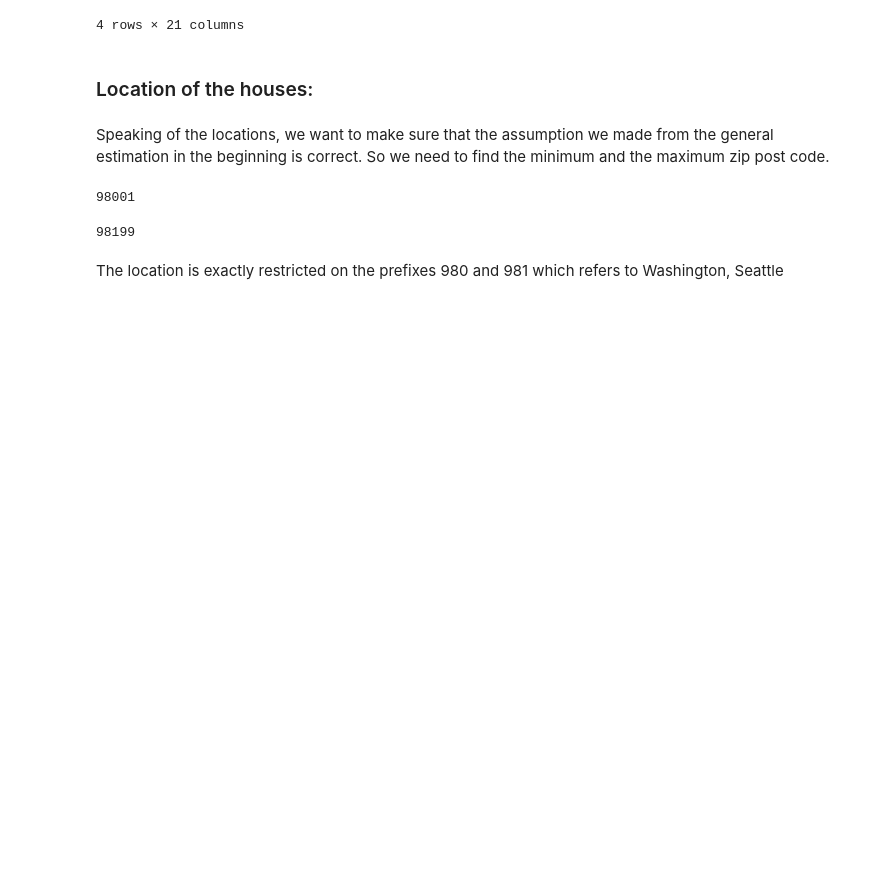
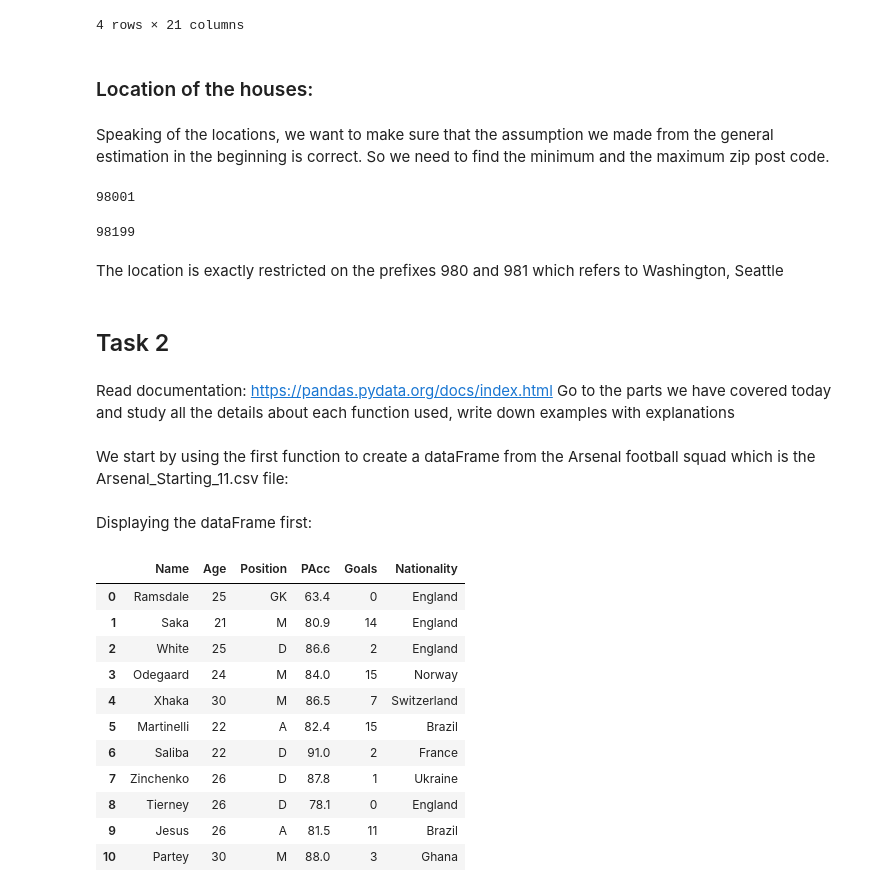
Before and after one commit to georges-saade/pandas_assignment_1, a Jupyter notebook: main.ipynb, the cells around one changed output. Drawn from its saved outputs; the diff is of its cells as text; code cells hidden in the pictures; blank space fills up the shorter version.

Commit message:
task 2

```diff
--- a/main.ipynb
+++ b/main.ipynb
@@ -217,3 +217,29 @@ df['zipcode'].max()  #largest zip code
 98199
 # %% [markdown]
 The location is exactly restricted on the prefixes 980 and 981 which refers to Washington, Seattle
+# %% [markdown]
+## Task 2
+# %% [markdown]
+Read documentation: https://pandas.pydata.org/docs/index.html
+Go to the parts we have covered today and study all the details about each function used, write down examples with explanations
+# %% [markdown]
+We start by using the first function to create a dataFrame from the Arsenal football squad which is the Arsenal_Starting_11.csv file:
+# %%
+team = pd.read_csv("Arsenal_Starting_11.csv")
+# %% [markdown]
+Displaying the dataFrame first:
+# %%
+team
+# %% [output]
+|  | Name | Age | Position | PAcc | Goals | Nationality |
+| 0 | Ramsdale | 25 | GK | 63.4 | 0 | England |
+| 1 | Saka | 21 | M | 80.9 | 14 | England |
+| 2 | White | 25 | D | 86.6 | 2 | England |
+| 3 | Odegaard | 24 | M | 84.0 | 15 | Norway |
+| 4 | Xhaka | 30 | M | 86.5 | 7 | Switzerland |
+| 5 | Martinelli | 22 | A | 82.4 | 15 | Brazil |
+| 6 | Saliba | 22 | D | 91.0 | 2 | France |
+| 7 | Zinchenko | 26 | D | 87.8 | 1 | Ukraine |
+| 8 | Tierney | 26 | D | 78.1 | 0 | England |
+| 9 | Jesus | 26 | A | 81.5 | 11 | Brazil |
+| 10 | Partey | 30 | M | 88.0 | 3 | Ghana |
```
Also changed, not shown: parts of 29 cells of this notebook, 1 other file.
